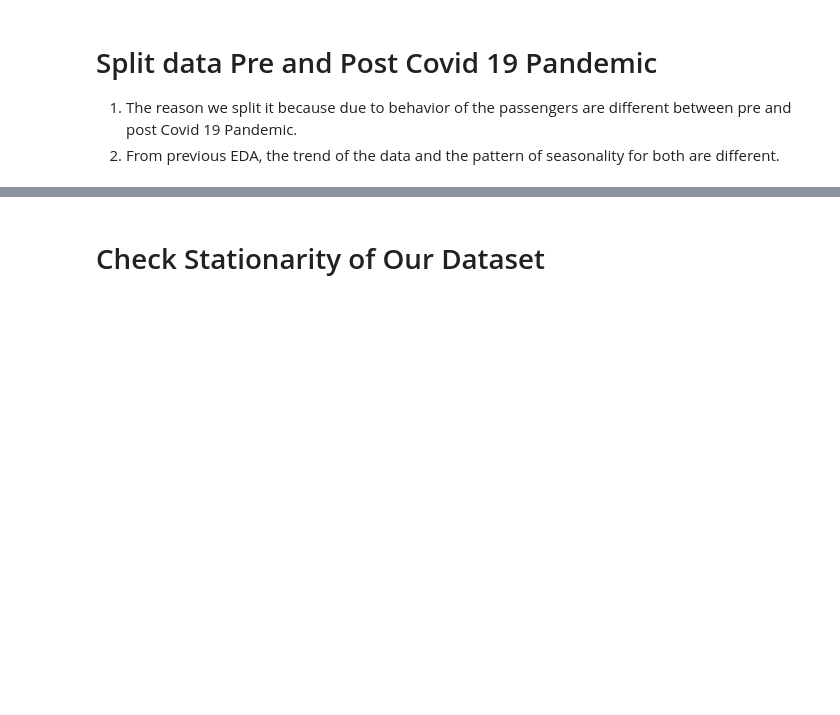
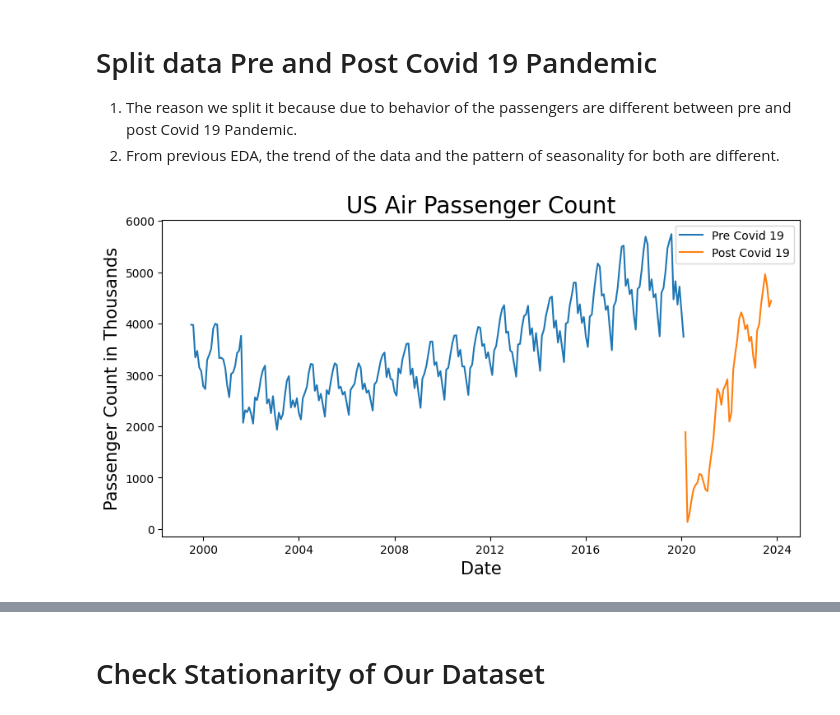
Before and after one commit to marcellinus-witarsah/us-air-passenger-forecast, a Jupyter notebook: notebooks/02-modelling-20240113.ipynb, the cells around one changed output, grey strips where cells are left out. Saved outputs shown, nothing was run; the diff lists cells and outputs as text; code cells hidden in the pictures; blank space fills up the shorter version.

```diff
--- a/notebooks/02-modelling-20240113.ipynb
+++ b/notebooks/02-modelling-20240113.ipynb
@@ -46,4 +50,16 @@ test_pre_covid = df_pre_covid[df_pre_covid['date']>'2019-01-01']
 train_post_covid = df_post_covid[df_post_covid['date']<='2022-12-01']
 test_post_covid = df_post_covid[df_post_covid['date']>'2022-12-01']
+# %%
+# Visualize Pre and Post Covid 19 Pandemic
+plt.figure(figsize=(10, 5))
+plt.plot(df_pre_covid['date'], df_pre_covid['passenger_count']/1_000, label='Pre Covid 19')
+plt.plot(df_post_covid['date'], df_post_covid['passenger_count']/1_000, label='Post Covid 19')
+plt.title("US Air Passenger Count", size=20)
+plt.xlabel("Date", size=15)
+plt.ylabel("Passenger Count in Thousands", size=15)
+plt.legend()
+plt.show()
+# %% [output]
+[figure, added]
 # %%
 # Visualize Train and Testing Data for Pre Covid 19 Pandemic
```
Also changed, not shown: parts of 7 cells of this notebook, 1 other file.
